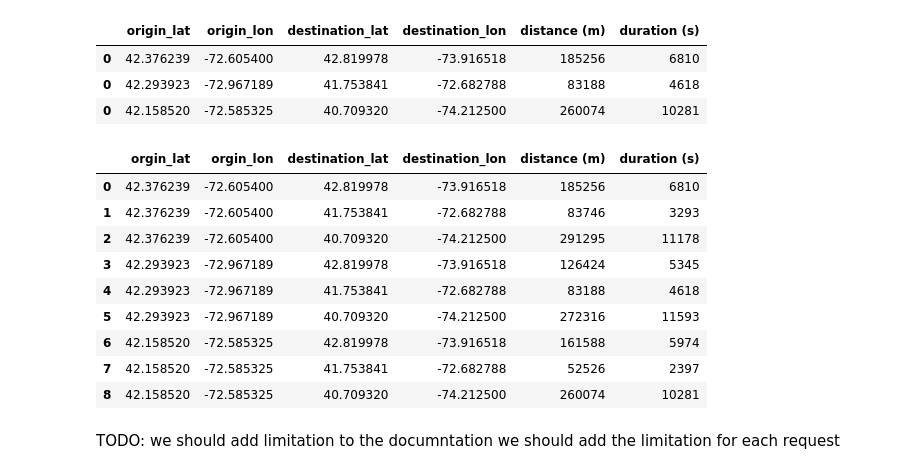
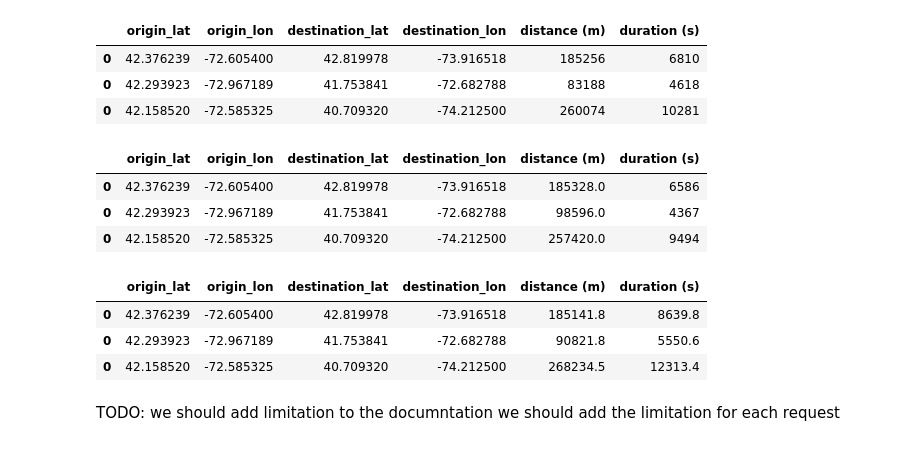
Before and after one commit to wybert/georouting, a Jupyter notebook: notebooks/test-dev.ipynb, the cells around one changed output. Cells and saved outputs as stored; diff of their text form; code cells hidden in the pictures.

Commit message:
add batch API and plot API

```diff
--- a/notebooks/test-dev.ipynb
+++ b/notebooks/test-dev.ipynb
@@ -276,20 +270,26 @@ google_distances
 | 0 | 42.376239 | -72.605400 | 42.819978 | -73.916518 | 185256 | 6810 |
 | 0 | 42.293923 | -72.967189 | 41.753841 | -72.682788 | 83188 | 4618 |
 | 0 | 42.158520 | -72.585325 | 40.709320 | -74.212500 | 260074 | 10281 |
-# %%
-google_distances_matrix = router.get_distance_matrix(orgins,destinations,append_od=True)
-google_distances_matrix
-# %% [output]
-|  | orgin_lat | orgin_lon | destination_lat | destination_lon | distance (m) | duration (s) |
-| 0 | 42.376239 | -72.605400 | 42.819978 | -73.916518 | 185256 | 6810 |
-| 1 | 42.376239 | -72.605400 | 41.753841 | -72.682788 | 83746 | 3293 |
-| 2 | 42.376239 | -72.605400 | 40.709320 | -74.212500 | 291295 | 11178 |
-| 3 | 42.293923 | -72.967189 | 42.819978 | -73.916518 | 126424 | 5345 |
-| 4 | 42.293923 | -72.967189 | 41.753841 | -72.682788 | 83188 | 4618 |
-| 5 | 42.293923 | -72.967189 | 40.709320 | -74.212500 | 272316 | 11593 |
-| 6 | 42.158520 | -72.585325 | 42.819978 | -73.916518 | 161588 | 5974 |
-| 7 | 42.158520 | -72.585325 | 41.753841 | -72.682788 | 52526 | 2397 |
-| 8 | 42.158520 | -72.585325 | 40.709320 | -74.212500 | 260074 | 10281 |
+# %%
+from georouting.routers import BingRouter
+router = BingRouter(bing_key,mode="driving")
+bing_distances = router.get_distances_batch(orgins,destinations,append_od=True)
+bing_distances
+# %% [output]
+|  | origin_lat | origin_lon | destination_lat | destination_lon | distance (m) | duration (s) |
+| 0 | 42.376239 | -72.605400 | 42.819978 | -73.916518 | 185328.0 | 6586 |
+| 0 | 42.293923 | -72.967189 | 41.753841 | -72.682788 | 98596.0 | 4367 |
+| 0 | 42.158520 | -72.585325 | 40.709320 | -74.212500 | 257420.0 | 9494 |
+# %%
+from georouting.routers import OSRMRouter
+router = OSRMRouter(mode="driving")
+osrm_distances = router.get_distances_batch(orgins,destinations,append_od=True)
+osrm_distances
+# %% [output]
+|  | origin_lat | origin_lon | destination_lat | destination_lon | distance (m) | duration (s) |
+| 0 | 42.376239 | -72.605400 | 42.819978 | -73.916518 | 185141.8 | 8639.8 |
+| 0 | 42.293923 | -72.967189 | 41.753841 | -72.682788 | 90821.8 | 5550.6 |
+| 0 | 42.158520 | -72.585325 | 40.709320 | -74.212500 | 268234.5 | 12313.4 |
 # %% [markdown]
 TODO: we should add limitation to the documntation
 we should add the limitation for each request
```
Also changed, not shown: parts of 6 cells of this notebook, 6 other files.
